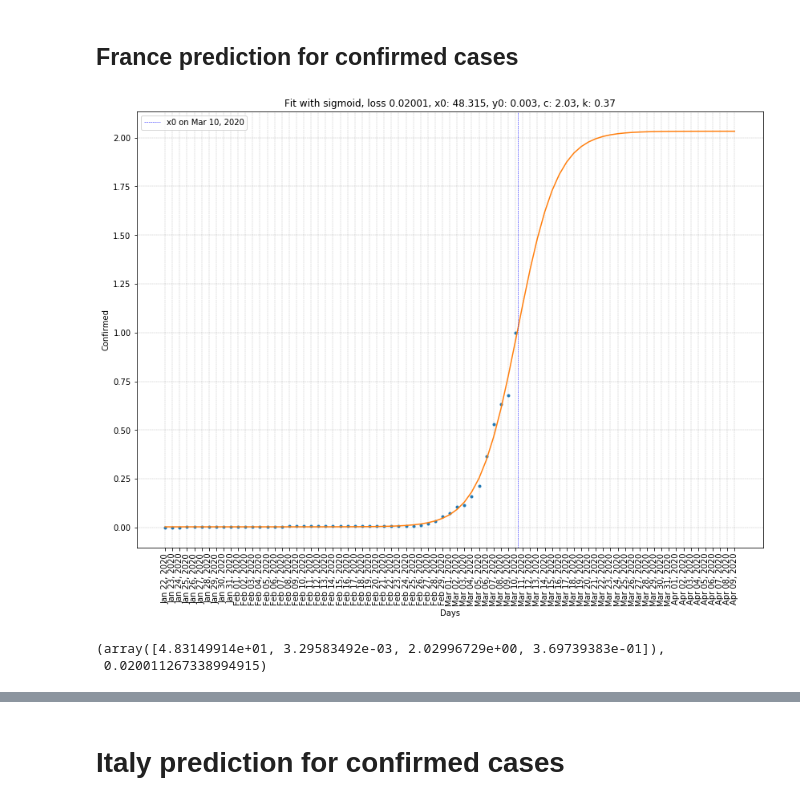
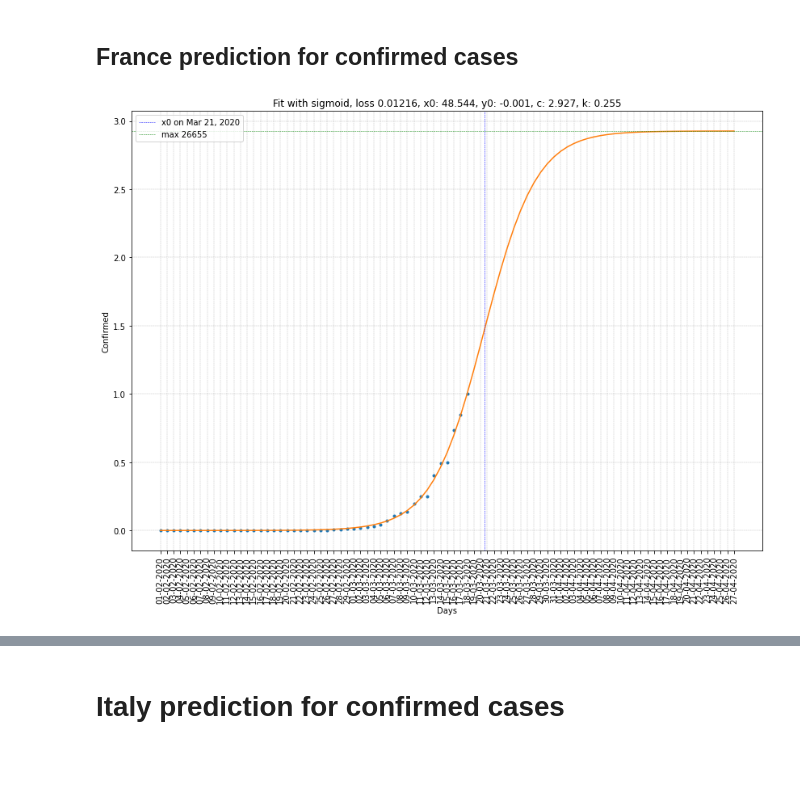
Before and after one commit to ClementBM/Experiment_Coronavius, a Jupyter notebook: notebook/Coronavirus_Prediction.ipynb, the cells around one changed output, grey strips where cells are left out. Cells and saved outputs as stored; diff of their text form; code cells hidden in the pictures; blank space fills up the shorter version.

```diff
--- a/notebook/Coronavirus_Prediction.ipynb
+++ b/notebook/Coronavirus_Prediction.ipynb
@@ -38,3 +38,14 @@ df_confirmed_bycountry_norm = df_confirmed_bycountry.div(maximums.to_numpy(), ax
+# %%
+df_confirmed = pd.read_csv(CONFIRMED_PATH)
+df_deaths = pd.read_csv(DEATHS_PATH)
+df_recovered = pd.read_csv(RECOVERED_PATH)
+
+df_confirmed_bycountry, df_confirmed_bycountry_norm = prepare_data(df_confirmed)
+df_deaths_bycountry, df_deaths_bycountry_norm = prepare_data(df_deaths)
+df_recovered_bycountry, df_recovered_bycountry_norm = prepare_data(df_recovered)
+
+df_recovered_or_passed = df_deaths_bycountry + df_recovered_bycountry
+df_infected = df_confirmed_bycountry - df_recovered_or_passed
 # %% [markdown]
 ## Define sigmoid and Tanh function
 # %%
@@ -64,7 +78,7 @@ import matplotlib.pyplot as plt
 from scipy.optimize import curve_fit
 from inspect import signature
 
-def fit_confirmed(df, function, prediction = 0, current_bounds = None, initial_guess = None):
+def fit_confirmed(df, function, prediction = 0, current_bounds = None, initial_guess = None, current_max = None):
   x = np.arange(df.shape[0])
   y = df.to_numpy()
 
@@ -88,7 +102,11 @@ def fit_confirmed(df, function, prediction = 0, current_bounds = None, initial_g
   plt.xlabel('Days')
   plt.ylabel('Confirmed',rotation='vertical')
   plt.grid(color='gray', ls = '-.', lw = 0.25)
-  plt.title(f"Fit with {function.__name__}, loss {round(loss, 5)}, x0: {round(popt[0], 3)}, y0: {round(popt[1], 3)}, c: {round(popt[2], 3)}, k: {round(popt[3], 3)}")
+
+  if function.__name__ == "gaussian":
+    plt.title(f"Fit with {function.__name__}, loss {round(loss, 5)}, x0: {round(popt[0], 3)}, c: {round(popt[1], 3)}, sigma: {round(popt[2], 3)}")
+  else:
+    plt.title(f"Fit with {function.__name__}, loss {round(loss, 5)}, x0: {round(popt[0], 3)}, y0: {round(popt[1], 3)}, c: {round(popt[2], 3)}, k: {round(popt[3], 3)}")
 
   # Time axis
   date_origin = date_from_string(df.index[0])
@@ -97,8 +115,12 @@ def fit_confirmed(df, function, prediction = 0, current_bounds = None, initial_g
 
   date_x0 = datetime.strftime(date_range[int(round(popt[0]))],'%b %d, %Y')
   ax.axvline(popt[0], color='blue', linestyle='--', lw = 0.5, label=f'x0 on {date_x0}')
+
+  if function.__name__ != "gaussian":
+    ax.axhline(popt[2], color='green', linestyle='--', lw = 0.5, label=f'max {int(round(popt[2]*current_max))}')
+
   ax.set_xticks(prediction_range)
-  ax.set_xticklabels([datetime.strftime(x,'%b %d, %Y') for x in date_range])
+  ax.set_xticklabels([datetime.strftime(x,'%d-%m-%Y') for x in date_range])
   plt.xticks(rotation=90)
 
   plt.legend(loc="upper left")
@@ -110,8 +132,11 @@ def fit_confirmed(df, function, prediction = 0, current_bounds = None, initial_g
 # %%
-china_confirmed = df_confirmed_bycountry_norm.loc["Mainland China",:]
+current_max = df_confirmed_bycountry.loc["China",:][-1]
+china_confirmed = df_confirmed_bycountry_norm.loc["China",:]
 offset = 0 # days
 prediction = 3 # days
-fit_confirmed(china_confirmed[offset:], sigmoid,
+fit_confirmed(china_confirmed[offset:],
+              sigmoid,
               prediction = prediction,
-              current_bounds = ([-np.inf, -np.inf, -np.inf, 0.0], np.inf))
+              current_bounds = ([-np.inf, -np.inf, -np.inf, 0.0], np.inf),
+              current_max = current_max)
 # %% [output]
@@ -121,13 +155,13 @@ fit_confirmed(china_confirmed[offset:], sigmoid,
 # %% [markdown]
 ## France prediction for confirmed cases
 # %%
+current_max = df_confirmed_bycountry.loc["France",:][-1]
 france_confirmed = df_confirmed_bycountry_norm.loc["France",:]
-offset = 0 # days
-prediction = 30 # days
-fit_confirmed(france_confirmed[offset:], sigmoid,
+offset = 10 # days
+prediction = 40 # days
+parameters, loss = fit_confirmed(france_confirmed[offset:], sigmoid,
               prediction = prediction,
-              initial_guess = [1.0, 1.0, 1.0, 1.0])
+              initial_guess = [1.0, 1.0, 1.0, 1.0],
+              current_max = current_max)
 # %% [output]
-[figure, old version]
+[figure, new version]
-(array([4.83149914e+01, 3.29583492e-03, 2.02996729e+00, 3.69739383e-01]),
- 0.020011267338994915)
```
Also changed, not shown: parts of 20 cells of this notebook.
